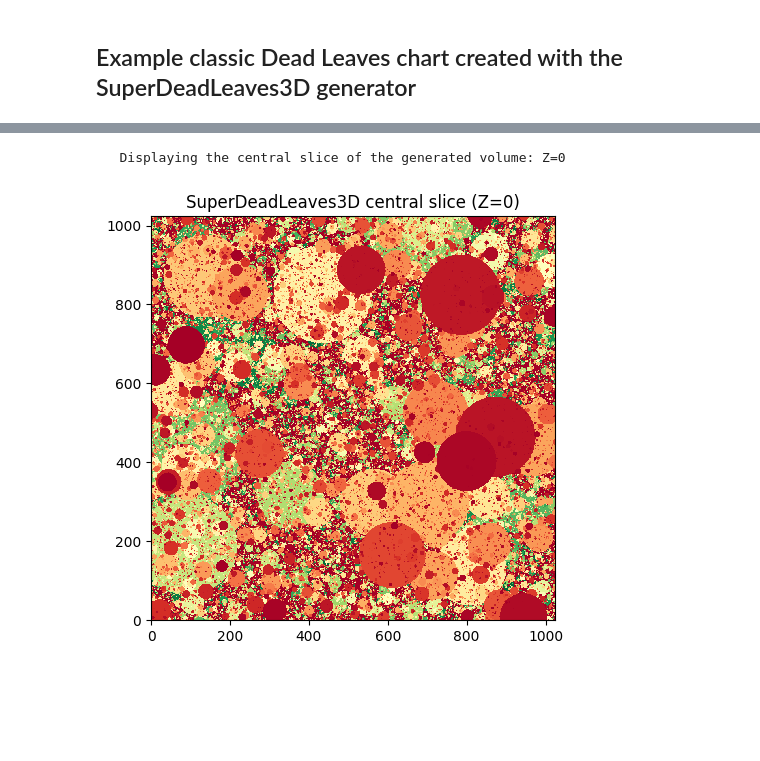
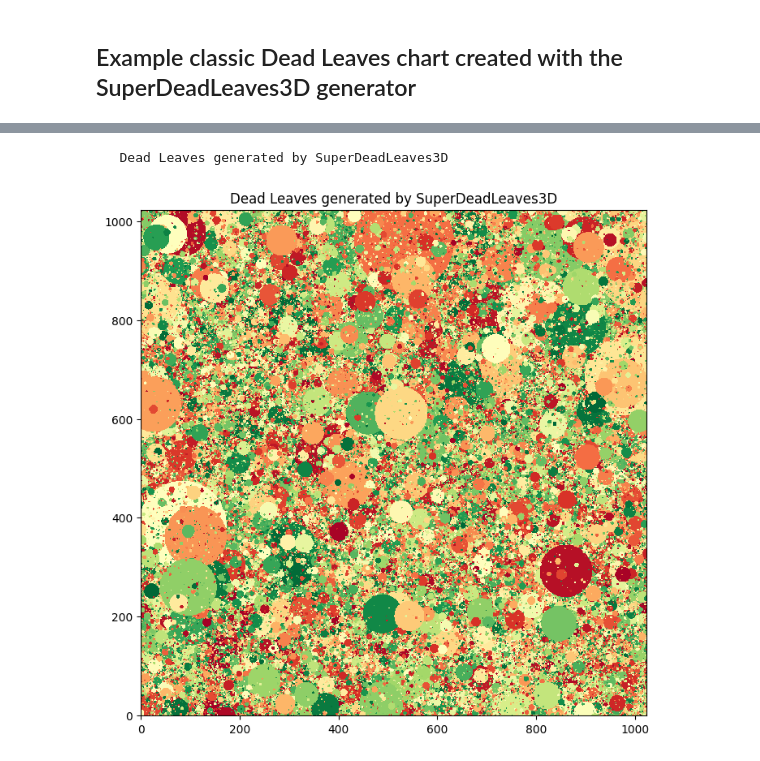
Before and after one commit to DIDSR/SuperDeadLeaves, a Jupyter notebook: SuperDeadLeaves3D.ipynb, the cells around one changed output, grey strips where cells are left out. Saved outputs shown, nothing was run; the diff lists cells and outputs as text; code cells hidden in the pictures; blank space fills up the shorter version.

Commit message:
Updating the SDL3D algorithm: bugs fixed and new features. Use it by default, even for 2D images.

```diff
--- a/SuperDeadLeaves3D.ipynb
+++ b/SuperDeadLeaves3D.ipynb
@@ -179,17 +257,17 @@ print( f"     Estimated min, max and mean radii = {np.ravel(SDL3D_tmp.estimate_s
 vol_size = [1024, 1024, 1]
 
 # Step 2: Initialize the SuperDeadLeaves3D generator
-seed = np.random.randint(1e4, 1e5)  # Use None for a random initialization
+#seed = np.random.randint(1e4, 1e5)  # Use None for a random initialization
 print(f"\n ** SuperDeadLeaves3D generator initialized with seed={seed} and volume size={vol_size} **\n")
 
-SDL3D = SuperDeadLeaves3D(vol_size, seed=seed, m_range1=[0,0], m_range2=[0,0], rmin=0.001, rmax=0.15, PowerLawExp=3, num_shape_samples=1)
+SDL3D = SuperDeadLeaves3D(vol_size, seed=seed, m_range1=[0,0], m_range2=[0,0], rmin=0.001, rmax=0.10, PowerLawExp=3, num_shape_samples=1)
 
 # Step 3: Generate the volume
-max_shapes = 65500
+#max_shapes = 65500
 print(f"   Starting volume generation with up to {max_shapes} shapes...")
 start_time = time.time()  # Record start time
 
-volume = SDL3D.generate(max_shapes=max_shapes, enumerate_shapes=True, verbose=True)
+volume = SDL3D.generate(max_shapes=max_shapes)
 
 end_time = time.time()  # Record end time
 generation_time = end_time - start_time
@@ -202,12 +280,10 @@ tifffile.imwrite(output_file, volume.squeeze())
 
 # Step 5: Report basic statistics about the volume
 filled_voxels = np.count_nonzero(volume)  # Count filled voxels
-unique_shapes = np.max(volume)  # Count unique shapes
 total_voxels  = np.prod(vol_size)  # Total voxels in the volume
 
 print(f"\n   Volume Statistics (volume.shape={volume.shape}):")
 print(  f"     Total Voxels: {total_voxels}")
 print(  f"     Filled Voxels: {filled_voxels}")
-print(  f"     Unique Shapes: {unique_shapes}")
 print(  f"     Percentage Filled: {filled_voxels / total_voxels * 100:.2f}%")
 # %% [output]
@@ -231,16 +307,17 @@ print(  f"     Percentage Filled: {filled_voxels / total_voxels * 100:.2f}%")
 # %%
-# Step 6: Display the central Z slice
-mid_slice = vol_size[2] // 2  # Middle slice index along Z-axis
-print(f"\n   Displaying the central slice of the generated volume: Z={mid_slice}")
-plt.figure()
+# Display the Dead Leaves pattern
+mid_slice = 0
+if len(vol_size)>2:
+    mid_slice = vol_size[2] // 2  # Middle slice index along Z-axis
+print(f"\n   Dead Leaves generated by SuperDeadLeaves3D")
+plt.figure(figsize =(7, 7))
 plt.imshow(volume[:, :, mid_slice], cmap='RdYlGn', origin='lower', interpolation='nearest')
-plt.title(f"SuperDeadLeaves3D central slice (Z={mid_slice})")
-# plt.colorbar(label="Voxel value")
+plt.title(f"Dead Leaves generated by SuperDeadLeaves3D")
 plt.tight_layout()
 plt.show()
 # %% [output]
-   Displaying the central slice of the generated volume: Z=0
+   Dead Leaves generated by SuperDeadLeaves3D
-[figure, old version]
+[figure, new version]
 # %%
 # ** Generate a SuperDeadLeaves3D volume without overlapping and cell nucleus **
 
```
Also changed, not shown: parts of 12 cells of this notebook, 1 other file.
